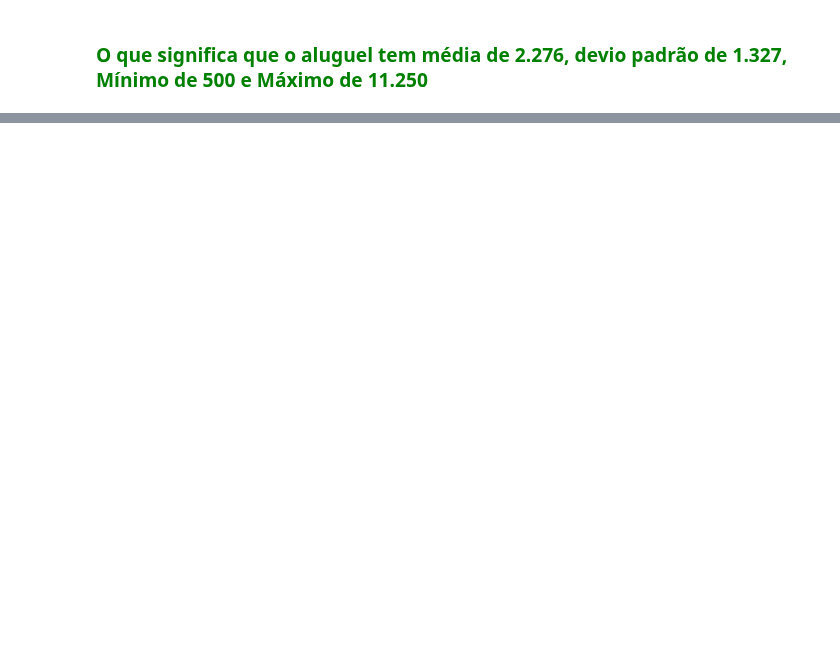
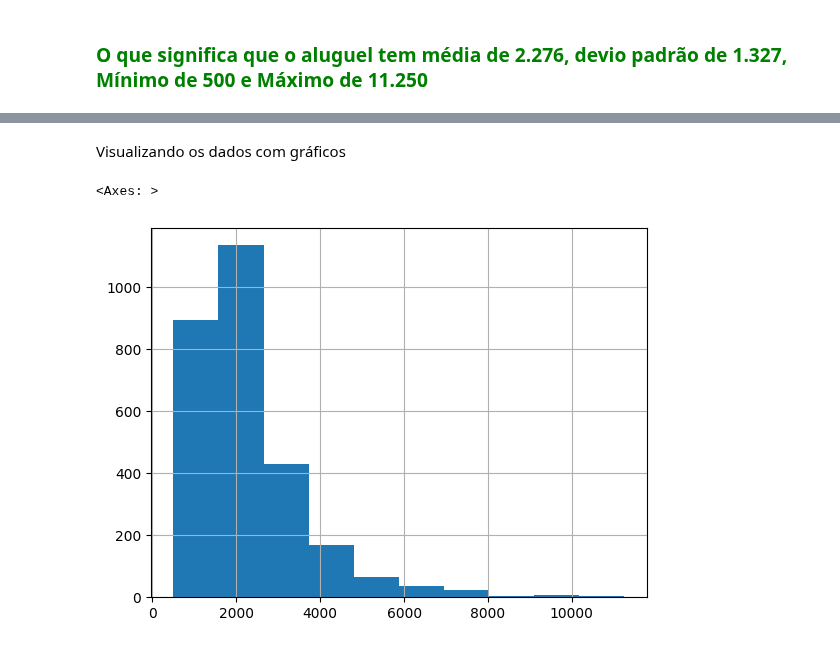
Before and after one commit to abilioepalanga/Market-Value-Predictor-Airbnb, a Jupyter notebook: main.ipynb, the cells around one changed output, grey strips where cells are left out. Cells and saved outputs as stored; diff of their text form; code cells hidden in the pictures; blank space fills up the shorter version.

Commit message:
Plotagem histograma

```diff
--- a/main.ipynb
+++ b/main.ipynb
@@ -588,0 +604,8 @@ I
+# %% [markdown]
+Visualizando os dados com gráficos
+# %%
+#Plotando um histograma para a coluna aluguel
+base.aluguel.hist()
+# %% [output]
+<Axes: >
+[figure, added]
```
Also changed, not shown: parts of 3 cells of this notebook.
